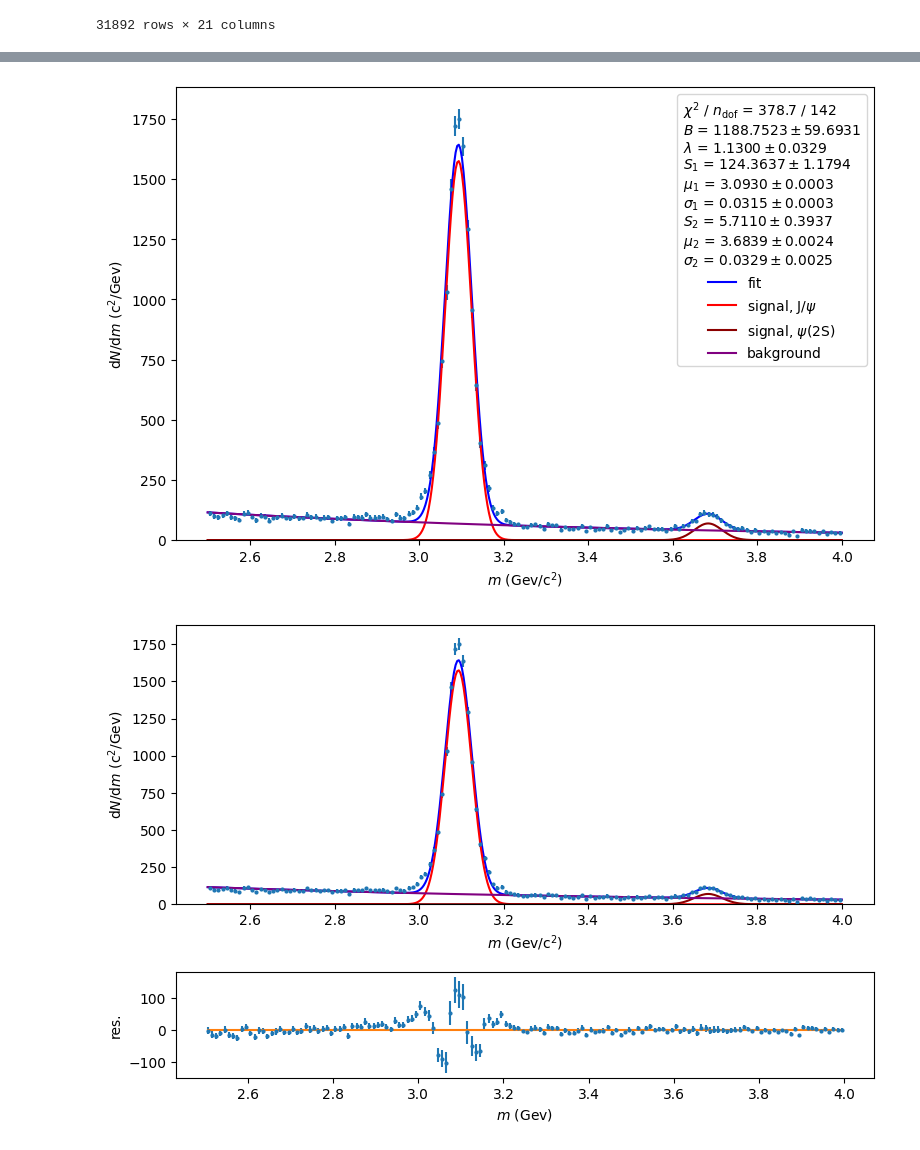
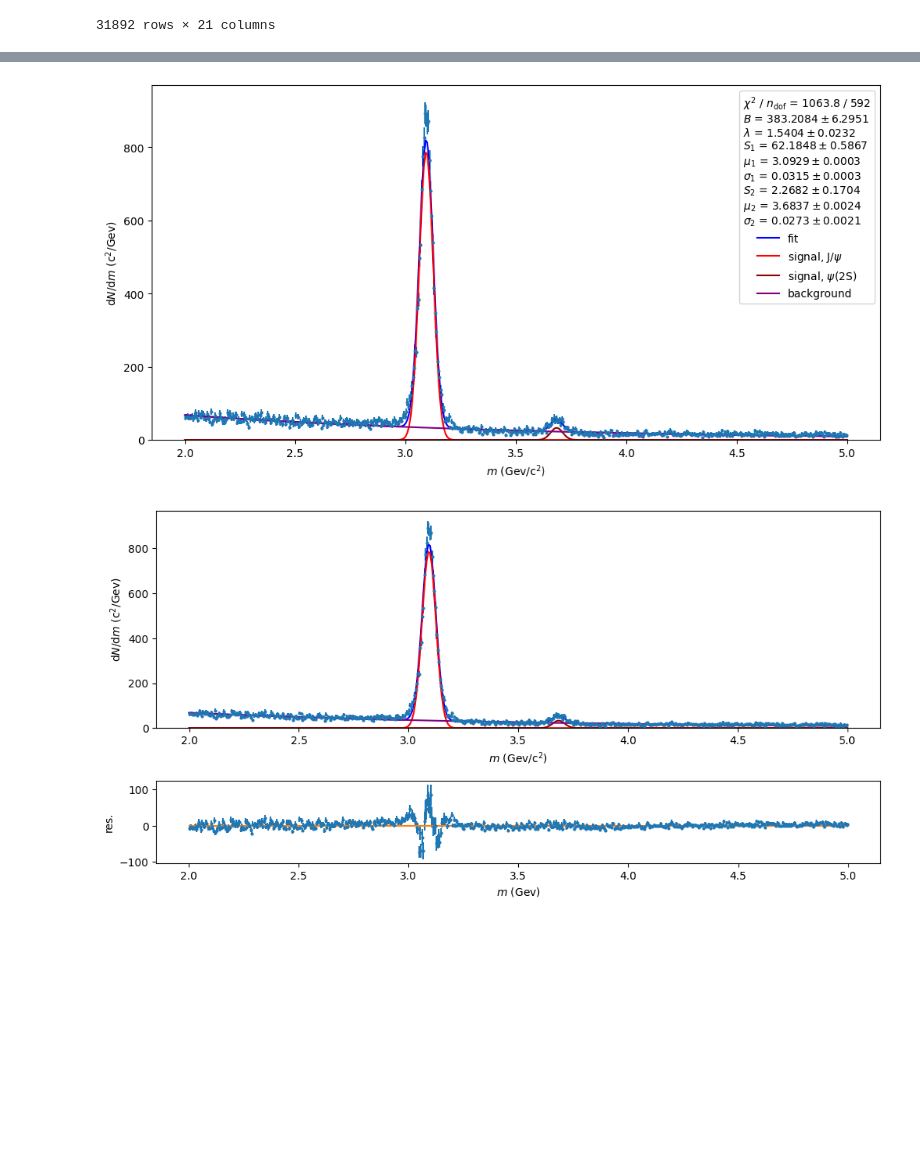
Before and after one commit to lucalista/analisi-dati-2022, a Jupyter notebook: 16.01.00__Massa_della_J-psi.ipynb, the cells around one changed output, grey strips where cells are left out. Saved outputs shown, nothing was run; the diff lists cells and outputs as text; code cells hidden in the pictures; blank space fills up the shorter version.

```diff
--- a/16.01.00__Massa_della_J-psi.ipynb
+++ b/16.01.00__Massa_della_J-psi.ipynb
@@ -48,13 +48,13 @@ df
 | 31891 | 173236 | 277008818 | G | 13.01410 | 8.072340 | 8.782590 | 5.20193 | 11.92880 | 0.423324 | 0.827512 | ... | ... |
 31892 rows × 21 columns
 # %%
-fig, ax = plt.subplots(figsize=(9,6),dpi=100)
-n_bins = 150
-x_range = (2.5, 4.0)
+fig, ax = plt.subplots(figsize=(12,6),dpi=100)
+n_bins = 600
+x_range = (2.0, 5.0)
 data_y, bins, patches = ax.hist(df.M, n_bins, range=x_range, density=False,
     histtype=u'step', edgecolor='b', linewidth=1, label='histogram')
 ax.hist(df.M, n_bins, range=x_range, density=False, color='b', alpha=0.2)
 plt.xlabel(r'$m$ (Gev)')
-plt.ylabel(r'$\mathrm{d}N/\mathrm{d}m$ (1/Gev)')
+plt.ylabel(r'$\Delta N$')
 plt.show()
 # %% [output]
@@ -82,8 +82,8 @@ def sig_model(x, par):
 def fit_model(x, par):
     return bkg_model(x,par)+sig_model(x,par[2:])+sig_model(x,par[5:])
 # %%
-least_squares_mode = LeastSquares(data_x[data_y>0], data_y[data_y>0], data_yerr[data_y>0], fit_model)
-m = Minuit(least_squares_mode, (120,1,120,3.09,0.031,1,3.7,0.031),
+least_squares_model = LeastSquares(data_x[data_y>0], data_y[data_y>0], data_yerr[data_y>0], fit_model)
+m = Minuit(least_squares_model, (120,1,120,3.09,0.031,1,3.7,0.031),
            name=("$B$", "$\lambda$", "$S_1$", "$\mu_1$", "$\sigma_1$", "$S_2$", "$\mu_2$", "$\sigma_2$"))
 # %%
 m.migrad()
@@ -209,28 +209,28 @@ m.migrad()
 # %%
-plt.figure(figsize=(9,6),dpi=100)
+plt.figure(figsize=(12,6),dpi=100)
 plt.errorbar(data_x, data_y, data_yerr, fmt="o", markersize=2)
 plt.xlabel(r'$m$ (Gev/c$^2$)')
 plt.ylabel(r'$\mathrm{d}N/\mathrm{d}m$ (c$^2$/Gev)')
 data_x_f = np.linspace(bins[0], bins[-1], 400)
 data_y_f = fit_model(data_x_f, m.values)
 bkg_y_f = bkg_model(data_x_f, m.values)
 sig_y_f = sig_model(data_x_f, m.values[2:])
 sig2_y_f = sig_model(data_x_f, m.values[5:])
 plt.plot(data_x_f, data_y_f, label="fit", color='blue')
 plt.plot(data_x_f, sig_y_f, label="signal, J/$\psi$", color='red')
 plt.plot(data_x_f, sig2_y_f, label="signal, $\psi$(2S)", color='darkred')
-plt.plot(data_x_f, bkg_y_f, label="bakground", color='purple')
+plt.plot(data_x_f, bkg_y_f, label="background", color='purple')
 fit_info = [ f"$\\chi^2$ / $n_\\mathrm{{dof}}$ = {m.fval:.1f} / {len(data_x) - m.nfit}" ]
 for p, v, e in zip(m.parameters, m.values, m.errors):
     fit_info.append(f"{p} = ${v:.4f} \\pm {e:.4f}$")
 plt.legend(title="\n".join(fit_info))
 plt.ylim(0)
 plt.show()
 # %% [output]
-[figure, old version]
+[figure, new version]
 # %%
 import matplotlib.gridspec as gridspec
-plt.figure(figsize=(9,6),dpi=100)
+plt.figure(figsize=(12,6),dpi=100)
 gs = gridspec.GridSpec(8, 1)
 ax0 = plt.subplot(gs[:5, :])
 ax1 = plt.subplot(gs[6:, :])
@@ -238,7 +238,7 @@ ax0.errorbar(data_x, data_y, data_yerr, fmt="o", markersize=2)
 ax0.plot(data_x_f, data_y_f, label="fit", color='blue')
 ax0.plot(data_x_f, sig_y_f, label="signal, J/$\psi$", color='red')
 ax0.plot(data_x_f, sig2_y_f, label="signal, $\psi$(2S)", color='darkred')
-ax0.plot(data_x_f, bkg_y_f, label="bakground", color='purple')
+ax0.plot(data_x_f, bkg_y_f, label="background", color='purple')
 ax0.set_xlabel(r'$m$ (Gev/c$^2$)')
 ax0.set_ylabel(r'$\mathrm{d}N/\mathrm{d}m$ (c$^2$/Gev)')
 ax1.errorbar(data_x, data_y-fit_model(data_x, m.values), data_yerr, fmt="o", markersize=2)
@@ -248,4 +248,4 @@ ax1.set_ylabel('res.')
 ax0.set_ylim(0)
 plt.show()
 # %% [output]
-[figure, old version]
+[figure, new version]
```
Also changed, not shown: parts of 12 cells of this notebook.
